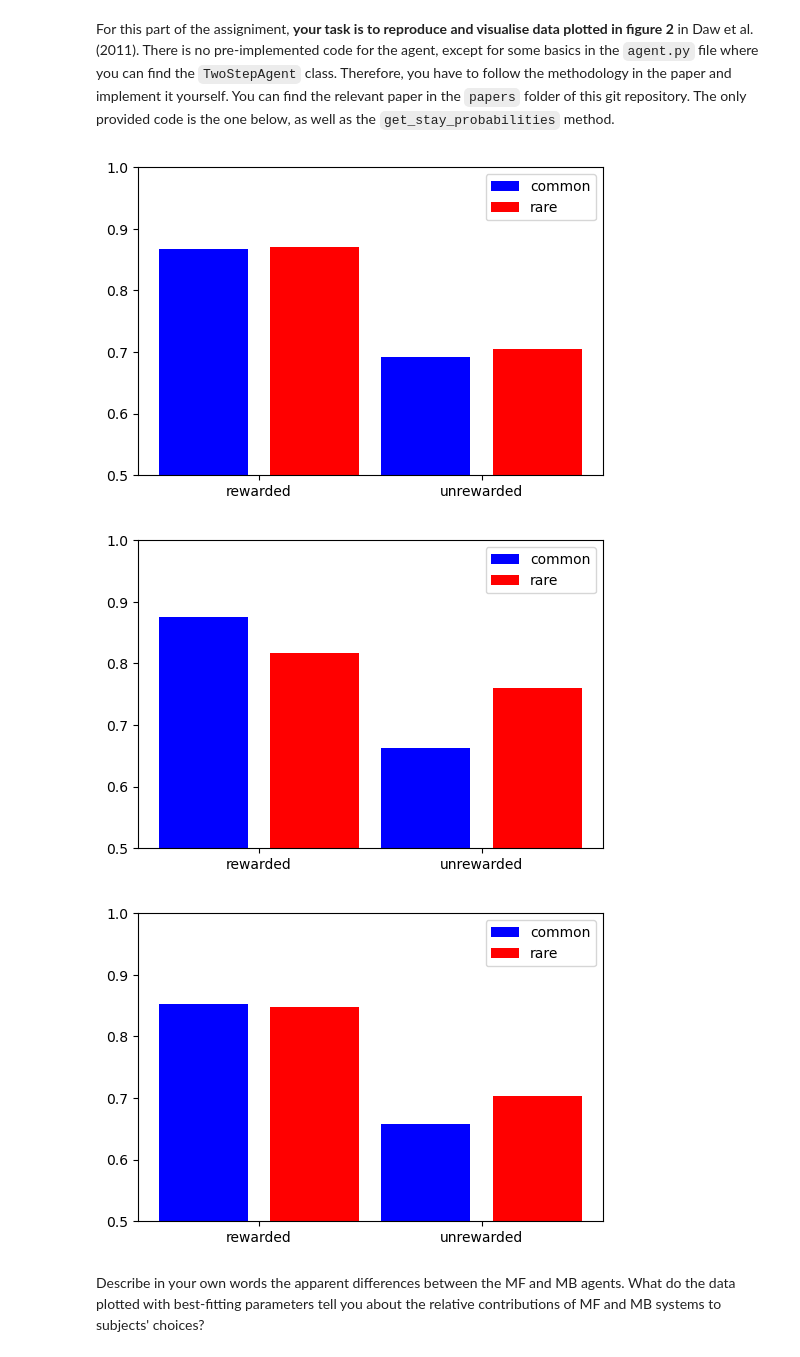
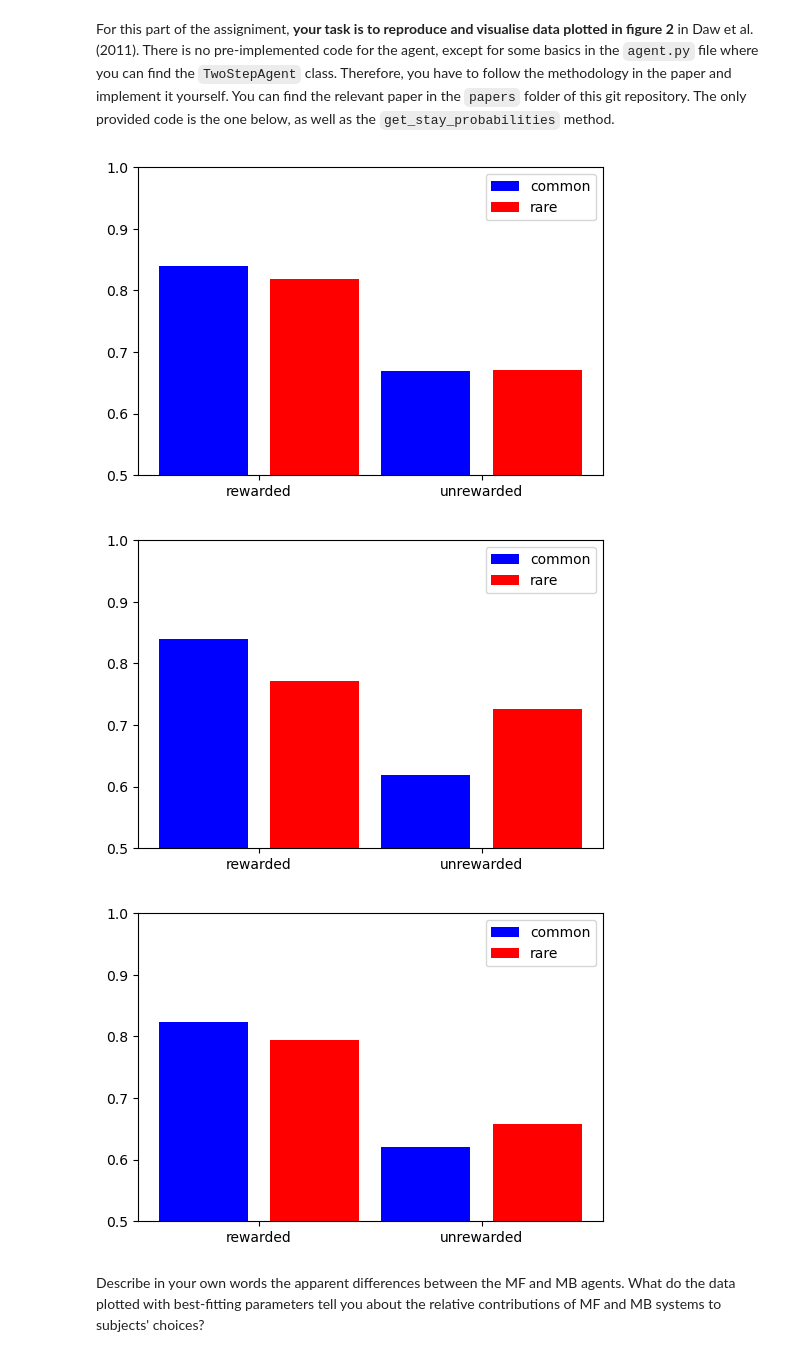
Before and after one commit to lolotta/Neural_Modeling, a Jupyter notebook: HW3/code/assignment.ipynb, the cells around one changed output. Saved outputs shown, nothing was run; the diff lists cells and outputs as text; code cells hidden in the pictures.

```diff
--- a/HW3/code/assignment.ipynb
+++ b/HW3/code/assignment.ipynb
@@ -44,7 +44,7 @@ eps_greedy = DynaAgent(alpha=0.5, gamma=0.9, epsilon=1)
 # np.random.seed(2)
 # run simulations
 num_trials = 3000
-num_runs   = 50
+num_runs   = 0
 perf       = [np.zeros((num_runs, num_trials*2)),np.zeros((num_runs, num_trials*2)), np.zeros((num_runs, num_trials*2))]
 agents     = [dyna_qplus, dyna_qminus, eps_greedy]
 
@@ -116,31 +100,31 @@ from agent import TwoStepAgent
 # %%
 # initialise the agent. The parameters are taken from the paper
 # given parameters:
 # alpha1=0.54, alpha2=0.42, beta1=5.19, beta2=3.69, lam=0.57, w=0.39, p=0.11
 for w in [0,1, 0.39]:
     agent = TwoStepAgent(alpha1=0.54, alpha2=0.42, beta1=5.19, beta2=3.69, lam=0.57, w=w, p=0.11)
     agent.init_env(None)
-    np.random.seed(2)
+    # np.random.seed(2)
     # run simulations
-    num_trials  = 201
+    num_trials  = 2010
 
     num_averg   = 17
     stay_probas = np.zeros((num_averg, 4))
     for n in range(num_averg):
         agent.simulate(num_trials)
         stay_probas[n, :] = agent.get_stay_probabilities()
     plt.figure(figsize=(6, 4))
     plt.bar(1, np.mean(stay_probas[:, 0]), facecolor='blue', label='common')
     plt.bar(2, np.mean(stay_probas[:, 1]), facecolor='red', label='rare')
     plt.bar(3, np.mean(stay_probas[:, 2]), facecolor='blue')
     plt.bar(4, np.mean(stay_probas[:, 3]), facecolor='red')
     plt.ylim(0.5, 1)
     plt.xticks([1.5, 3.5], ['rewarded', 'unrewarded'])
     plt.legend()
     plt.show()
 # %% [output]
-[figure, old version]
+[figure, new version]
-[figure, old version]
+[figure, new version]
-[figure, old version]
+[figure, new version]
 # %% [markdown]
 Describe in your own words the apparent differences between the MF and MB agents. What do the data plotted with best-fitting parameters tell you about the relative contributions of MF and MB systems to subjects' choices?
```
Also changed, not shown: parts of 2 cells of this notebook.
